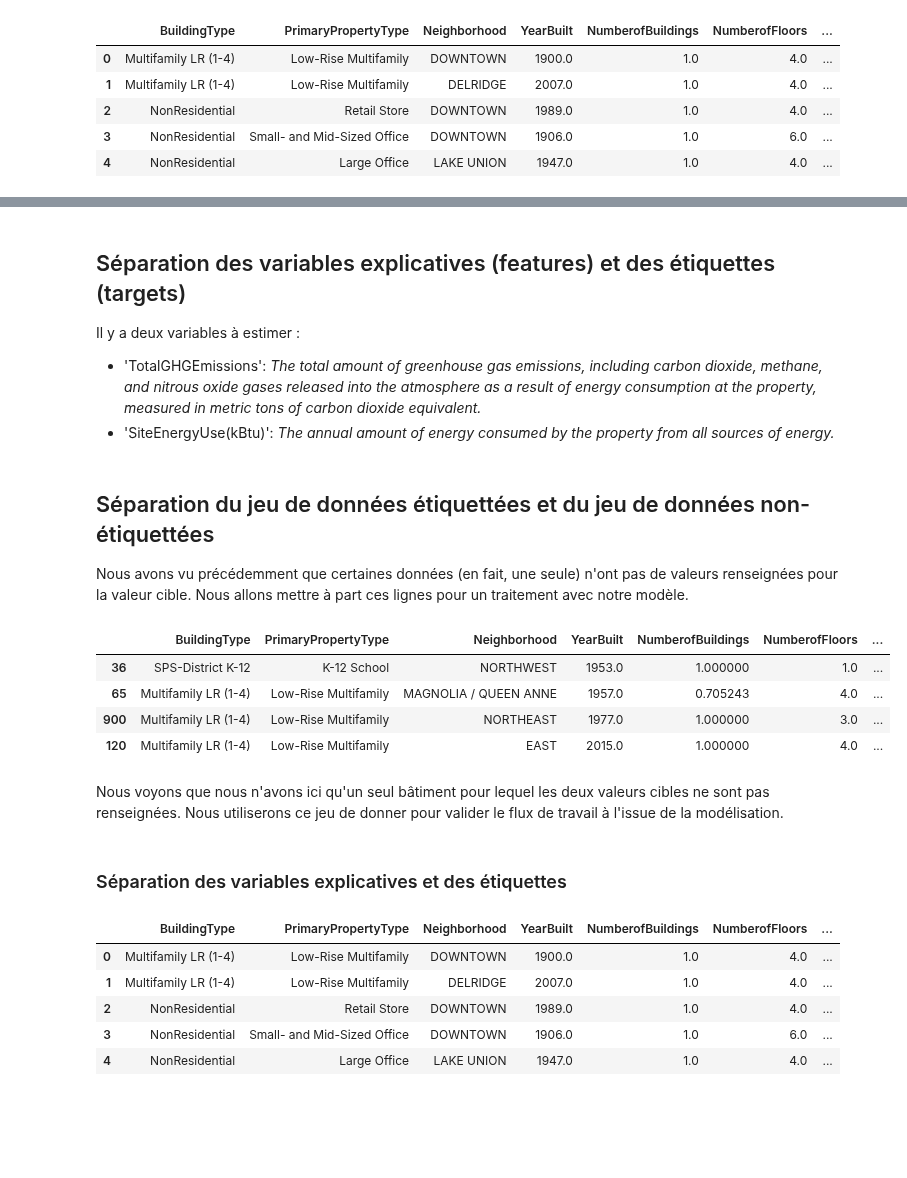
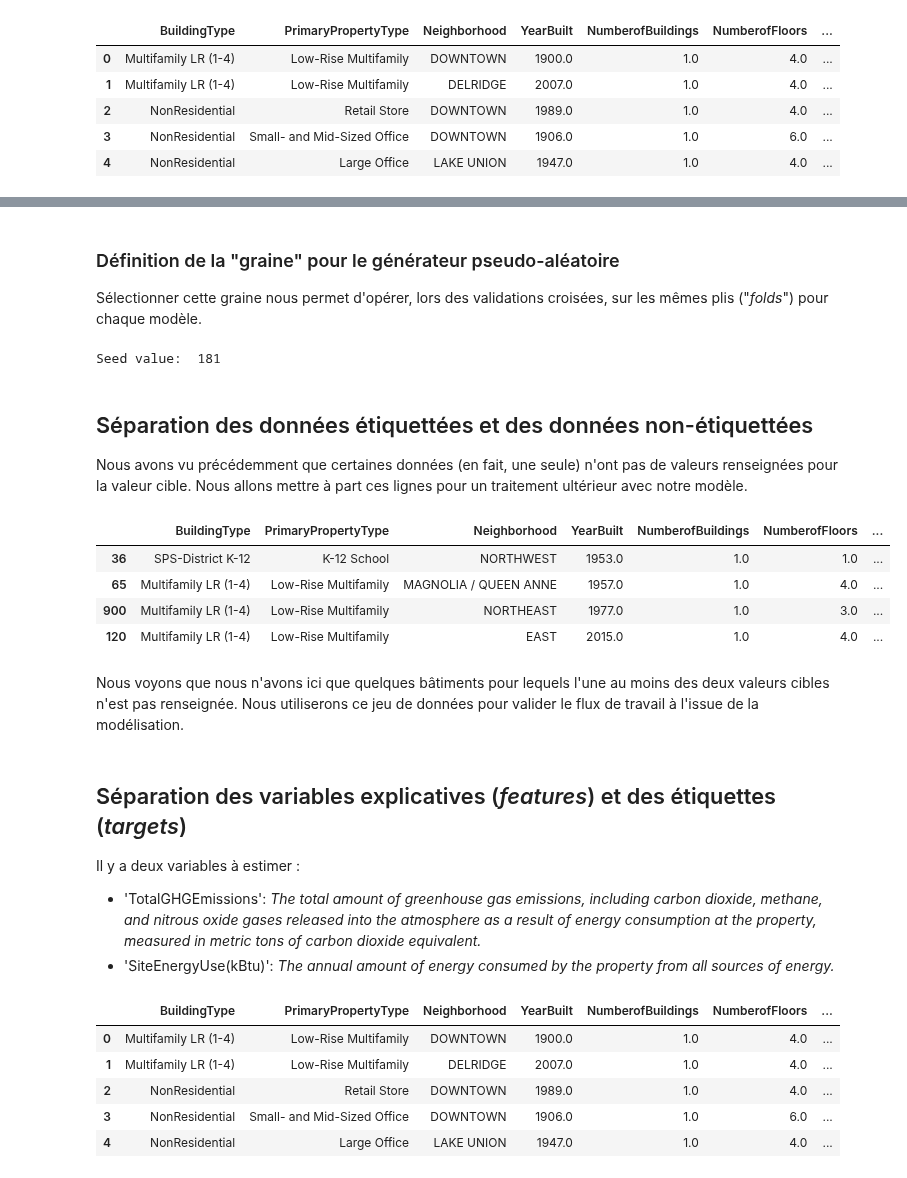
Before and after one commit to bayethiernodiop/Parcours-Data-Scientist, a Jupyter notebook: projet4/projet4_modelisation.ipynb, the cells around one changed output, grey strips where cells are left out. Saved outputs shown, nothing was run; the diff lists cells and outputs as text; code cells hidden in the pictures; blank space fills up the shorter version.

```diff
--- a/projet4/projet4_modelisation.ipynb
+++ b/projet4/projet4_modelisation.ipynb
@@ -57,15 +22,20 @@ data.head()
 Nous cherchons à élaborer un modèle de prédiction des émissions de CO2 et de la consommation totale d'énergie à partir d'un jeu de données.
 
 Il s'agit donc d'un problème « *machine learning* » de régression (donc un problème d'apprentissage supervisé).
-# %% [markdown]
-## Séparation des variables explicatives (features) et des étiquettes (targets)
-Il y a deux variables à estimer :
-* 'TotalGHGEmissions': *The total amount of greenhouse gas emissions, including carbon dioxide, methane, and nitrous oxide gases released into the atmosphere as a result of energy consumption at the property, measured in metric tons of carbon dioxide equivalent.*
-* 'SiteEnergyUse(kBtu)': *The annual amount of energy consumed by the property from all sources of energy.*
+# %% [markdown]
+### Définition de la "graine" pour le générateur pseudo-aléatoire
+Sélectionner cette graine nous permet d'opérer, lors des validations croisées, sur les mêmes plis ("*folds*") pour chaque modèle.
+# %%
+# Set random integer (seed)
+from random import randrange
+seed = randrange(1000)
+print("Seed value: ", seed)
+# %% [output]
+Seed value:  181
 # %% [markdown]
-## Séparation du jeu de données étiquettées et du jeu de données non-étiquettées
+## Séparation des données étiquettées et des données non-étiquettées
 Nous avons vu précédemment que certaines données (en fait, une seule) n'ont pas de valeurs renseignées pour la valeur cible.
-Nous allons mettre à part ces lignes pour un traitement avec notre modèle.
+Nous allons mettre à part ces lignes pour un traitement ultérieur avec notre modèle.
 # %%
 def missing_target(dataframe, target):
     """This function takes a dataframe and target feature, and returns
@@ -86,29 +56,35 @@ def missing_target(dataframe, target):
 # %%
 target_cols = ['SiteEnergyUse(kBtu)','TotalGHGEmissions']
 dataframe = data
+
+# Initializing
+production_set = pd.DataFrame()
 
 # concatenating rows with missing values on any target
 for target in target_cols:
     production_set = pd.concat([
         production_set,
         missing_target(dataframe, target)
     ])
 
 # dropping duplicates rows (missing several targets)
 production_set = production_set.drop_duplicates(keep='first')
 
 # Display the 'production set' on which to apply the ML model
 production_set
 # %% [output]
 |  | BuildingType | PrimaryPropertyType | Neighborhood | YearBuilt | NumberofBuildings | NumberofFloors | ... |
-| 36 | SPS-District K-12 | K-12 School | NORTHWEST | 1953.0 | 1.000000 | 1.0 | ... |
-| 65 | Multifamily LR (1-4) | Low-Rise Multifamily | MAGNOLIA / QUEEN ANNE | 1957.0 | 0.705243 | 4.0 | ... |
-| 900 | Multifamily LR (1-4) | Low-Rise Multifamily | NORTHEAST | 1977.0 | 1.000000 | 3.0 | ... |
-| 120 | Multifamily LR (1-4) | Low-Rise Multifamily | EAST | 2015.0 | 1.000000 | 4.0 | ... |
+| 36 | SPS-District K-12 | K-12 School | NORTHWEST | 1953.0 | 1.0 | 1.0 | ... |
+| 65 | Multifamily LR (1-4) | Low-Rise Multifamily | MAGNOLIA / QUEEN ANNE | 1957.0 | 1.0 | 4.0 | ... |
+| 900 | Multifamily LR (1-4) | Low-Rise Multifamily | NORTHEAST | 1977.0 | 1.0 | 3.0 | ... |
+| 120 | Multifamily LR (1-4) | Low-Rise Multifamily | EAST | 2015.0 | 1.0 | 4.0 | ... |
 # %% [markdown]
-Nous voyons que nous n'avons ici qu'un seul bâtiment pour lequel les deux valeurs cibles ne sont pas renseignées. Nous utiliserons ce jeu de donner pour valider le flux de travail à l'issue de la modélisation.
+Nous voyons que nous n'avons ici que quelques bâtiments pour lequels l'une au moins des deux valeurs cibles n'est pas renseignée. Nous utiliserons ce jeu de données pour valider le flux de travail à l'issue de la modélisation.
-# %% [markdown]
-### Séparation des variables explicatives et des étiquettes
+# %% [markdown]
+## Séparation des variables explicatives (*features*) et des étiquettes (*targets*)
+Il y a deux variables à estimer :
+* 'TotalGHGEmissions': *The total amount of greenhouse gas emissions, including carbon dioxide, methane, and nitrous oxide gases released into the atmosphere as a result of energy consumption at the property, measured in metric tons of carbon dioxide equivalent.*
+* 'SiteEnergyUse(kBtu)': *The annual amount of energy consumed by the property from all sources of energy.*
 # %%
 # Features : all data DataFrame, except targets (2 last columns)
 X = data.iloc[:, 0:-2]
```
Also changed, not shown: parts of 161 cells of this notebook, 6 other files.
